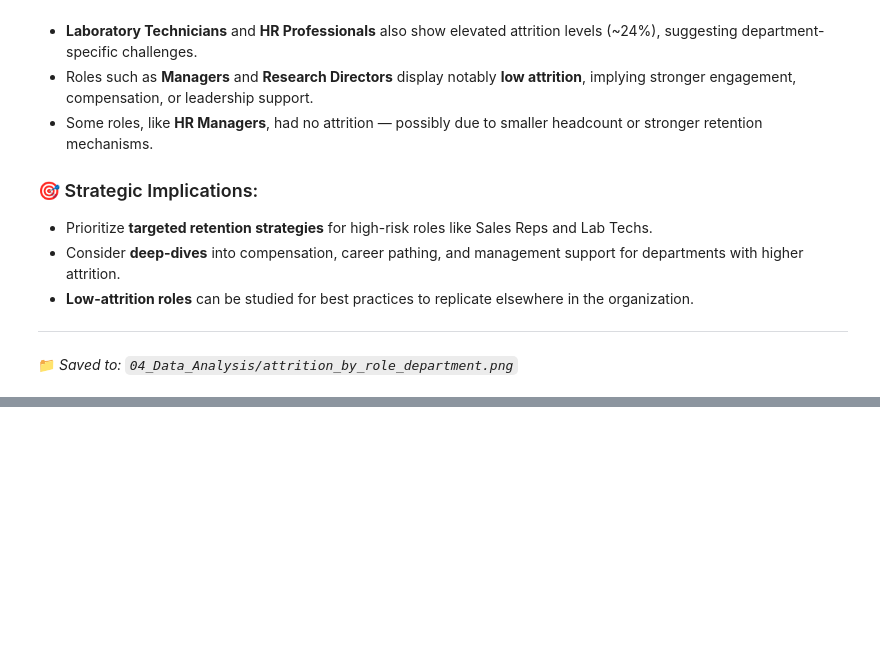
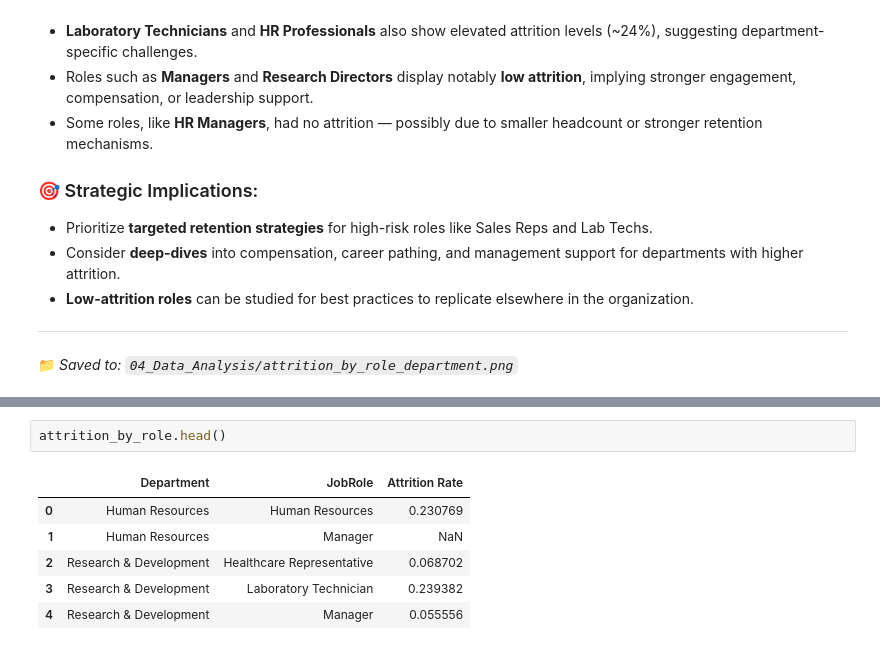
Before and after one commit to IVG12377/From-Chaos-to-Clarity, a Jupyter notebook: 04_Data_Analysis/exploration.ipynb, the cells around one changed output, grey strips where cells are left out. Drawn from its saved outputs; the diff is of its cells as text; blank space fills up the shorter version.

```diff
--- a/04_Data_Analysis/exploration.ipynb
+++ b/04_Data_Analysis/exploration.ipynb
@@ -681,0 +739,9 @@ This visualization highlights employee attrition trends segmented by both **job
+# %%
+attrition_by_role.head()
+# %% [output]
+|  | Department | JobRole | Attrition Rate |
+| 0 | Human Resources | Human Resources | 0.230769 |
+| 1 | Human Resources | Manager | NaN |
+| 2 | Research & Development | Healthcare Representative | 0.068702 |
+| 3 | Research & Development | Laboratory Technician | 0.239382 |
+| 4 | Research & Development | Manager | 0.055556 |
```
Also changed, not shown: parts of 27 cells of this notebook.
